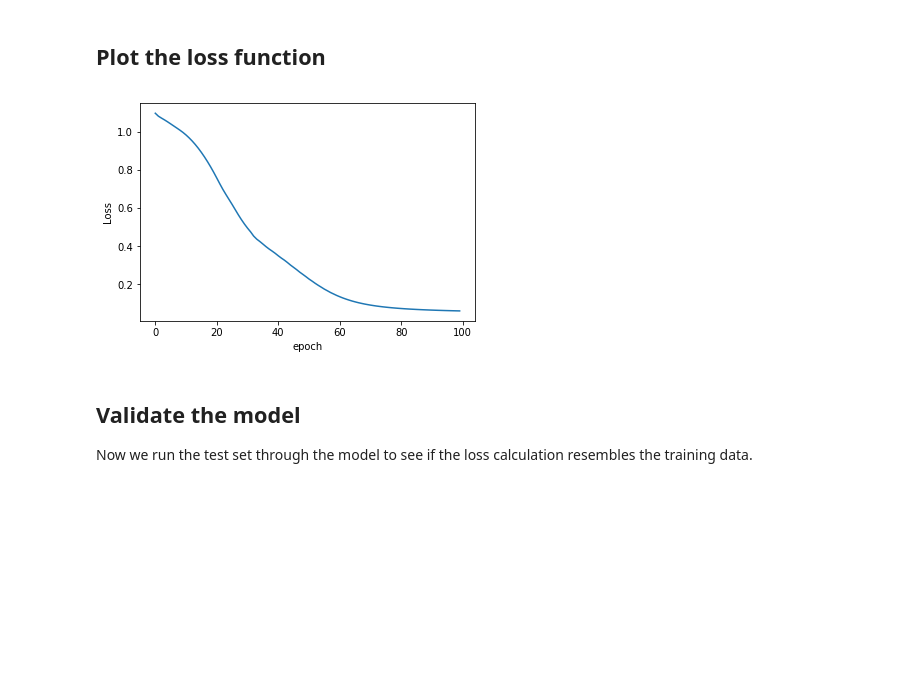
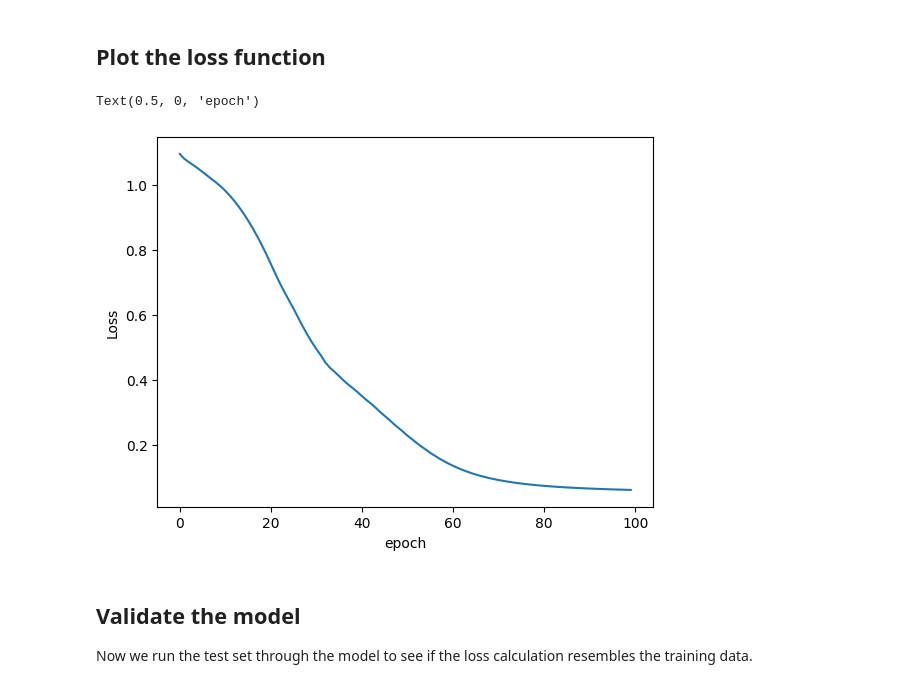
Before and after one commit to hasanzaki/DeepLearning, a Jupyter notebook: 03_Basic-PyTorch-NN.ipynb, the cells around one changed output. Cells and saved outputs as stored; diff of their text form; code cells hidden in the pictures; blank space fills up the shorter version.

```diff
--- a/03_Basic-PyTorch-NN.ipynb
+++ b/03_Basic-PyTorch-NN.ipynb
@@ -165,11 +165,15 @@ epoch: 91  loss: 0.06546164
 # %% [markdown]
 ## Plot the loss function
 # %%
-plt.plot(range(epochs), losses)
+# Convert losses to NumPy before plotting
+losses_np = [loss.detach().numpy() for loss in losses]
+
+plt.plot(range(epochs), losses_np)
 plt.ylabel('Loss')
-plt.xlabel('epoch');
+plt.xlabel('epoch')
 # %% [output]
+Text(0.5, 0, 'epoch')
-[figure, old version]
+[figure, new version]
 # %% [markdown]
 ## Validate the model
 Now we run the test set through the model to see if the loss calculation resembles the training data.
```
Also changed, not shown: parts of 4 cells of this notebook.
